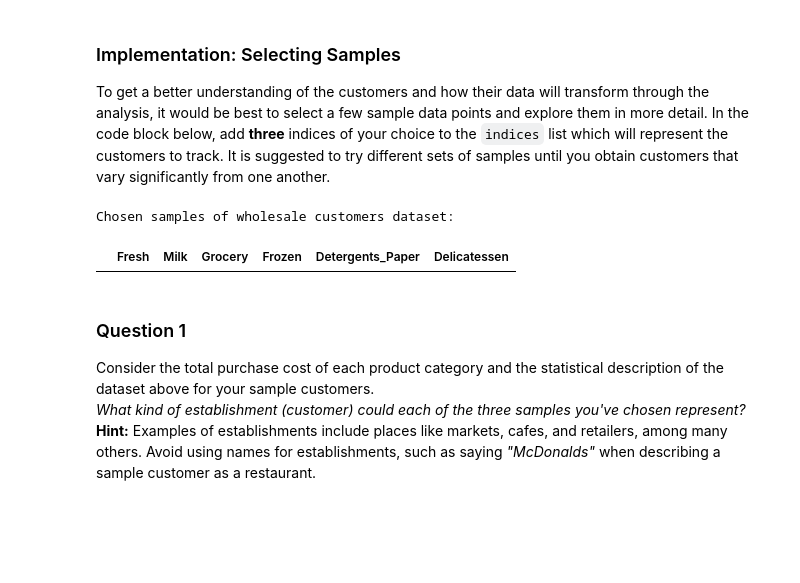
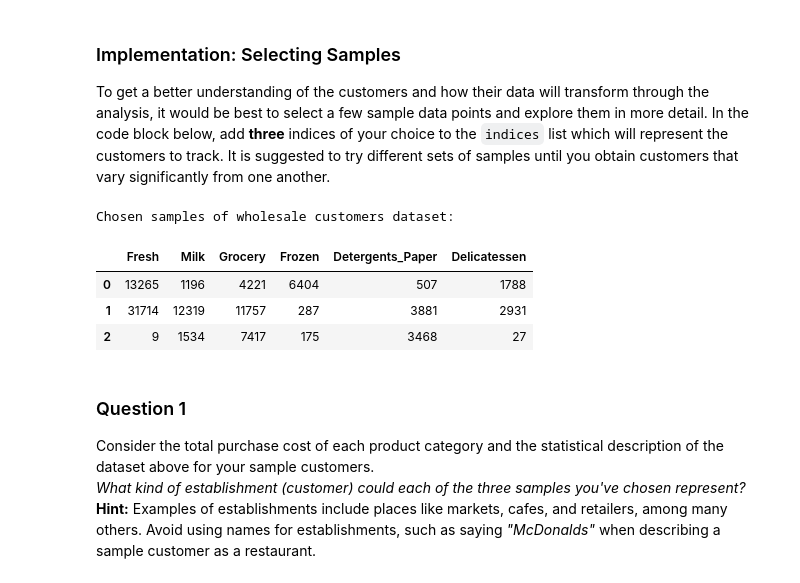
Before and after one commit to victorzhrn/customer_segments, a Jupyter notebook: customer_segments.ipynb, the cells around one changed output. Saved outputs shown, nothing was run; the diff lists cells and outputs as text; code cells hidden in the pictures; blank space fills up the shorter version.

```diff
--- a/customer_segments.ipynb
+++ b/customer_segments.ipynb
@@ -60,15 +60,18 @@ display(data.describe())
 To get a better understanding of the customers and how their data will transform through the analysis, it would be best to select a few sample data points and explore them in more detail. In the code block below, add **three** indices of your choice to the `indices` list which will represent the customers to track. It is suggested to try different sets of samples until you obtain customers that vary significantly from one another.
 # %%
 # TODO: Select three indices of your choice you wish to sample from the dataset
-indices = []
+indices = [3,12,66]
 
 # Create a DataFrame of the chosen samples
 samples = pd.DataFrame(data.loc[indices], columns = data.keys()).reset_index(drop = True)
 print "Chosen samples of wholesale customers dataset:"
 display(samples)
 # %% [output]
 Chosen samples of wholesale customers dataset:
 |  | Fresh | Milk | Grocery | Frozen | Detergents_Paper | Delicatessen |
+| 0 | 13265 | 1196 | 4221 | 6404 | 507 | 1788 |
+| 1 | 31714 | 12319 | 11757 | 287 | 3881 | 2931 |
+| 2 | 9 | 1534 | 7417 | 175 | 3468 | 27 |
 # %% [markdown]
 ### Question 1
 Consider the total purchase cost of each product category and the statistical description of the dataset above for your sample customers.
```
Also changed, not shown: parts of 37 cells of this notebook, 1 other file.
